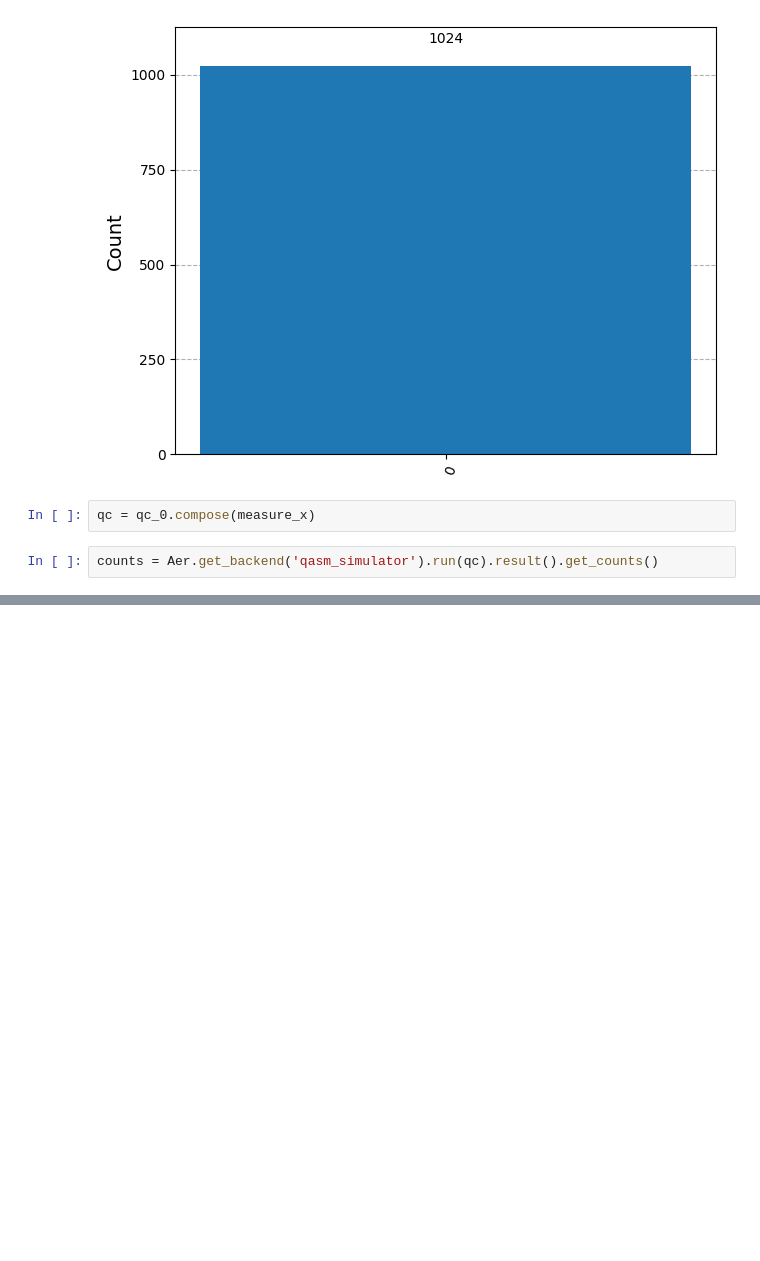
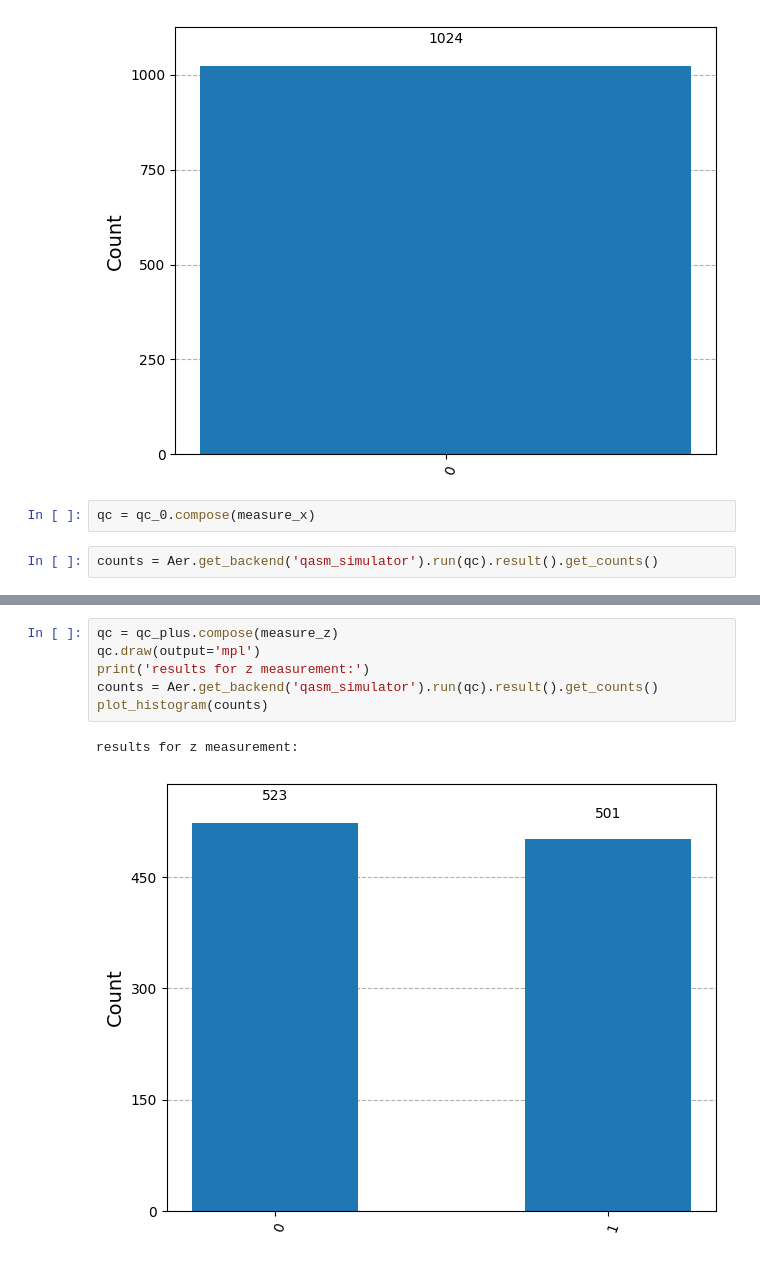
Before and after one commit to ram-polisetti/qiskit, a Jupyter notebook: Fundamentals.ipynb, the cells around one changed output, grey strips where cells are left out. Drawn from its saved outputs; the diff is of its cells as text; blank space fills up the shorter version.

Commit message:
Observed with ry gate for both x and z measurements

```diff
--- a/Fundamentals.ipynb
+++ b/Fundamentals.ipynb
@@ -609,0 +616,9 @@ plot_histogram(counts)
+# %%
+qc = qc_plus.compose(measure_z)
+qc.draw(output='mpl')
+print('results for z measurement:')
+counts = Aer.get_backend('qasm_simulator').run(qc).result().get_counts()
+plot_histogram(counts)
+# %% [output]
+results for z measurement:
+[figure, added]
```
Also changed, not shown: parts of 13 cells of this notebook.
